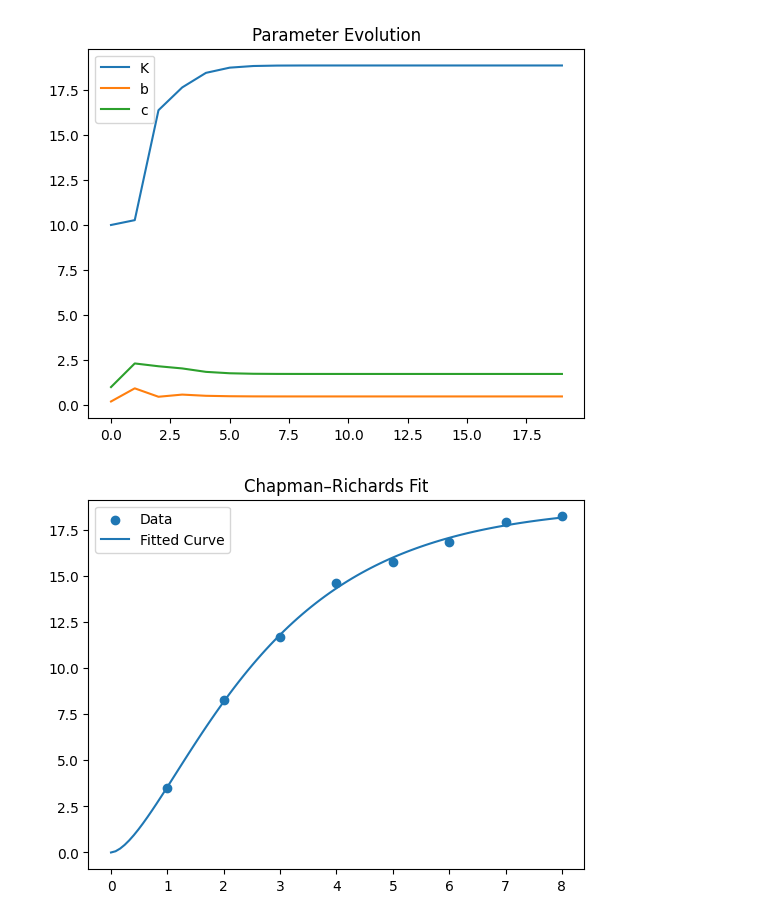
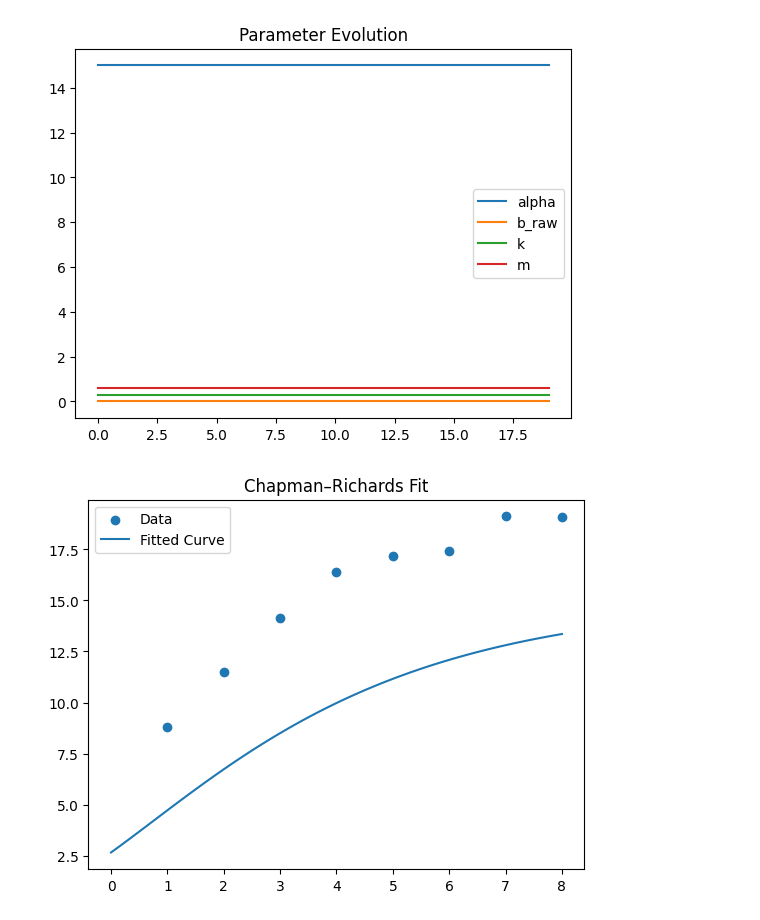
Before and after one commit to J2ckyo/CPSC-3850, a Jupyter notebook: model.ipynb, the cells around one changed output. Saved outputs shown, nothing was run; the diff lists cells and outputs as text; code cells hidden in the pictures.

```diff
--- a/model.ipynb
+++ b/model.ipynb
@@ -83,26 +166,31 @@ Final parameters: [18.85758839  0.47950121  1.72879503]
 # %%
 history = np.array(history)
 
-plt.plot(history[:,0], label="K")
-plt.plot(history[:,1], label="b")
-plt.plot(history[:,2], label="c")
+plt.plot(history[:,0], label="alpha")
+plt.plot(history[:,1], label="b_raw")
+plt.plot(history[:,2], label="k")
+plt.plot(history[:,3], label="m")
 plt.legend()
 plt.title("Parameter Evolution")
 plt.show()
 # %% [output]
-[figure, old version]
+[figure, new version]
 # %%
 t_dense = np.linspace(0, 8, 100)
 
 def model_dense(theta):
-    K, b, c = theta
-    return K * (1 - np.exp(-b * t_dense))**c
+    alpha, b_raw, k, m = theta
+    beta = sigmoid(b_raw)
 
-H = H_true + noise
-plt.scatter(t, H, label="Data")
+    base = 1 - beta * np.exp(-k * t_dense)
+    base = np.clip(base, 1e-8, None)
+
+    return alpha * base**(1 / (1 - m))
+
+plt.scatter(t, y, label="Data")
 plt.plot(t_dense, model_dense(theta), label="Fitted Curve")
 plt.legend()
 plt.title("Chapman–Richards Fit")
 plt.show()
 # %% [output]
-[figure, old version]
+[figure, new version]
```
Also changed, not shown: parts of 4 cells of this notebook.
